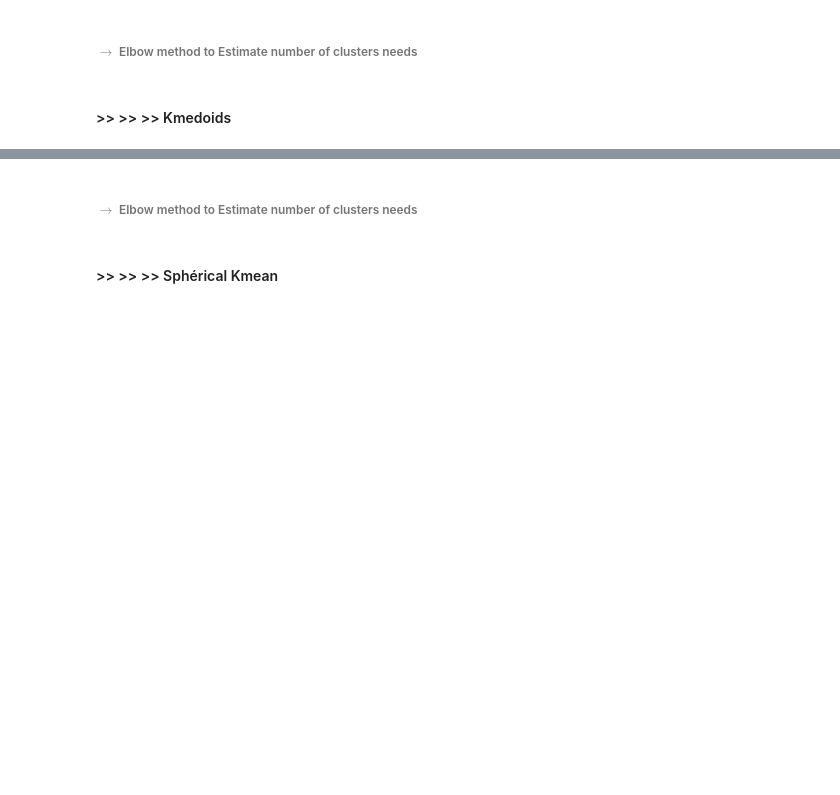
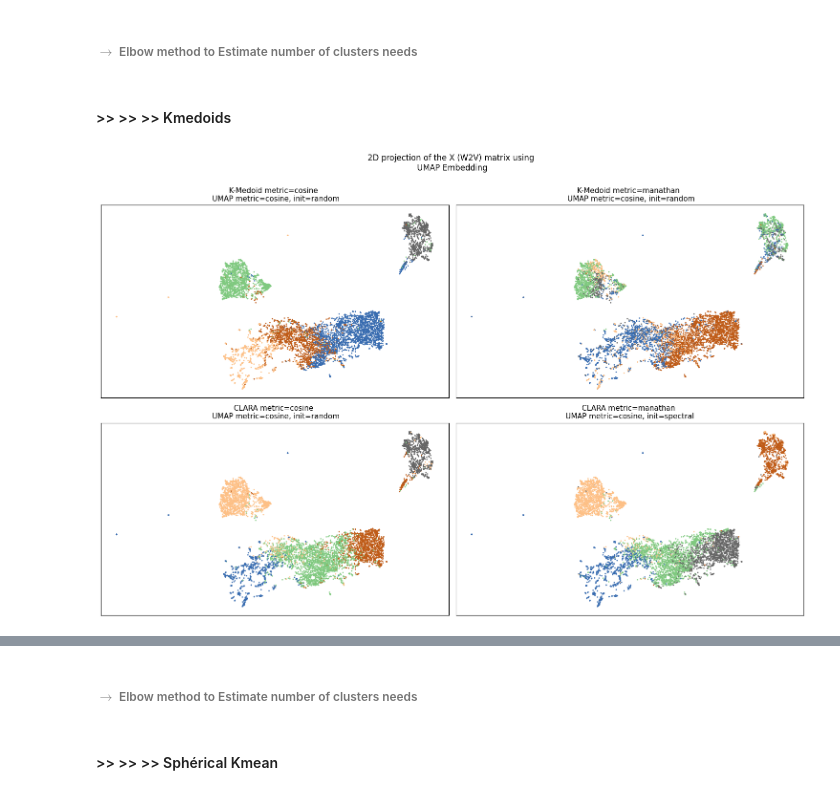
Before and after one commit to goamegah/Document-Clustering, a Jupyter notebook: dsa/PyNotebooks/dsa_classic4.ipynb, the cells around one changed output, grey strips where cells are left out. Cells and saved outputs as stored; diff of their text form; code cells hidden in the pictures; blank space fills up the shorter version.

```diff
--- a/dsa/PyNotebooks/dsa_classic4.ipynb
+++ b/dsa/PyNotebooks/dsa_classic4.ipynb
@@ -2201,34 +2390,36 @@ fig.suptitle("2D projection of the X (W2V) matrix using \n UMAP Embedding \n", s
 
 umap_init = 'random' #  ou 'spectral'
 for ax, algorithm in zip(axs.flat, clustering_algorithms_metrics):
     tag, name, model = algorithm
 
     # on entraine les modèles
     model.fit(X_w2v)
 
     # dépendamment de l'implémentation, on peut avoir des attributs labels_ ou non
     if hasattr(model, "labels_"):
         y_pred = model.labels_.astype(int)
     else:
         y_pred = model.predict(w2v_umap_emb_irnd)
 
     # select reduction umap method for plotting
     X_red = w2v_umap_emb_irnd if umap_init == 'random' else w2v_umap_emb_ispt
 
     scatter = ax.scatter(
         x=X_red[:, 0],
         y=X_red[:, 1],
         c=y_pred,
         cmap='Accent',
         s=1
     )
     plt.setp(ax, xticks=[], yticks=[])
 
     # no need color bar caused we performed unsupervised clustering
     # Let's kmeans discover cluster. So no need color bar when view clusters
     ax.set_title(name, size=11)
-save_fig("bbc_KMENOID_VS_CLARA_RANDOM_INIT_CLUSTERING_2Dplot")
+save_fig("classic4_KMENOID_VS_CLARA_RANDOM_INIT_CLUSTERING_2Dplot")
 plt.show()
+# %% [output]
+[figure, added]
 # %%
 fit_and_evaluate_red(
     kmd_w2v_red_cos, # model
```
Also changed, not shown: parts of 44 cells of this notebook, 8 other files.
